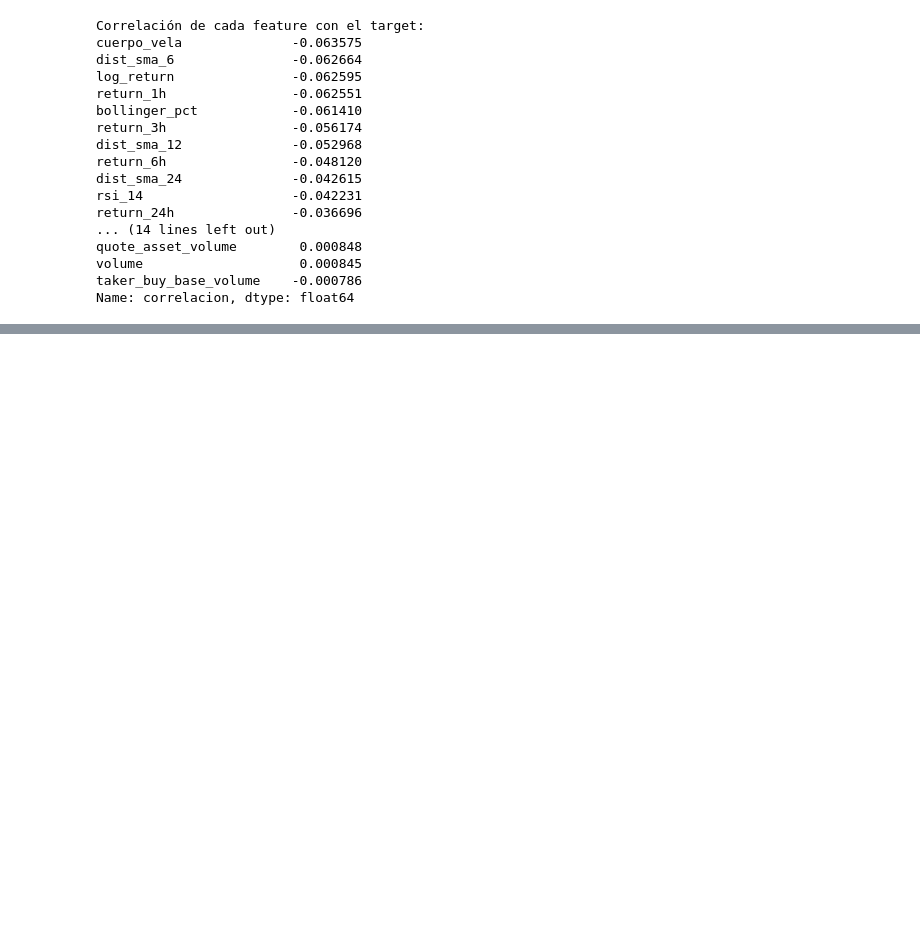
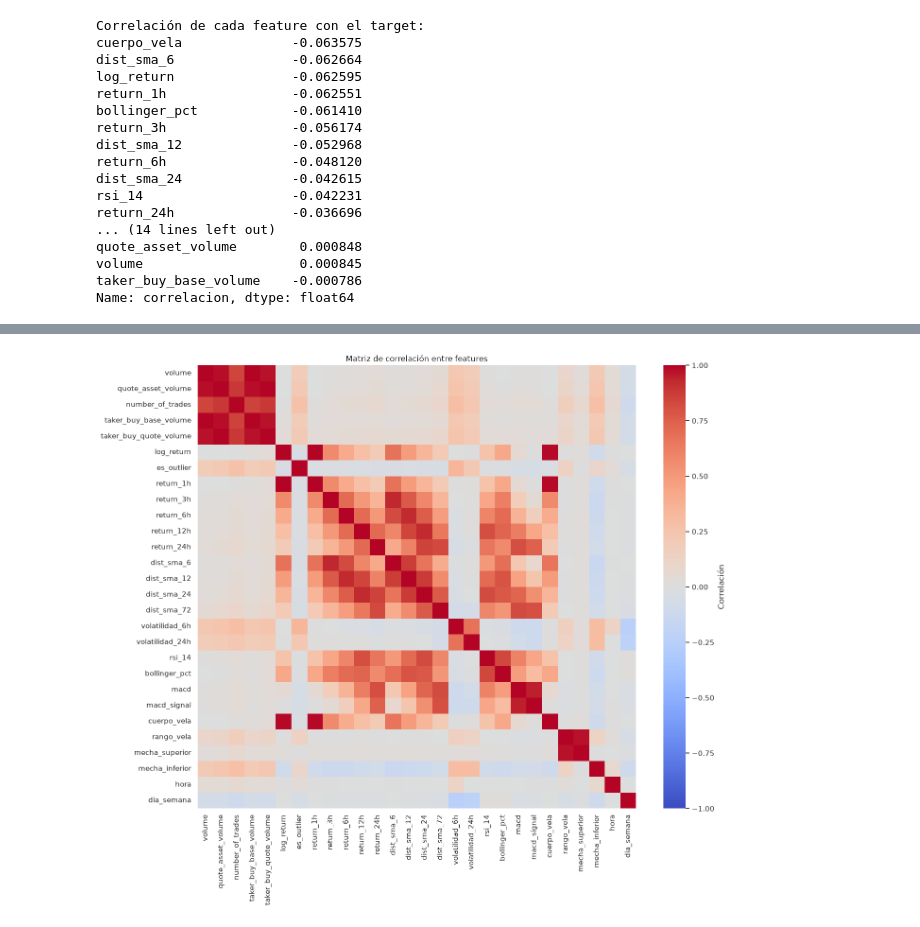
Before and after one commit to JJBP55/Machine-Learning-Project, a Jupyter notebook: src/explore.ipynb, the cells around one changed output, grey strips where cells are left out. Saved outputs shown, nothing was run; the diff lists cells and outputs as text; code cells hidden in the pictures; blank space fills up the shorter version.

```diff
--- a/src/explore.ipynb
+++ b/src/explore.ipynb
@@ -968,0 +1000,12 @@ Name: correlacion, dtype: float64
+# %%
+matriz_corr = btc[features].corr()
+
+#grafica con seaborn
+plt.figure(figsize=(14, 12))
+sns.heatmap(matriz_corr, cmap="coolwarm", center=0, vmin=-1, vmax=1,
+            annot=False, cbar_kws={"label": "Correlación"})
+plt.title("Matriz de correlación entre features")
+plt.tight_layout()
+plt.show()
+# %% [output]
+[figure, added]
```
Also changed, not shown: parts of 27 cells of this notebook, 8 other files.
